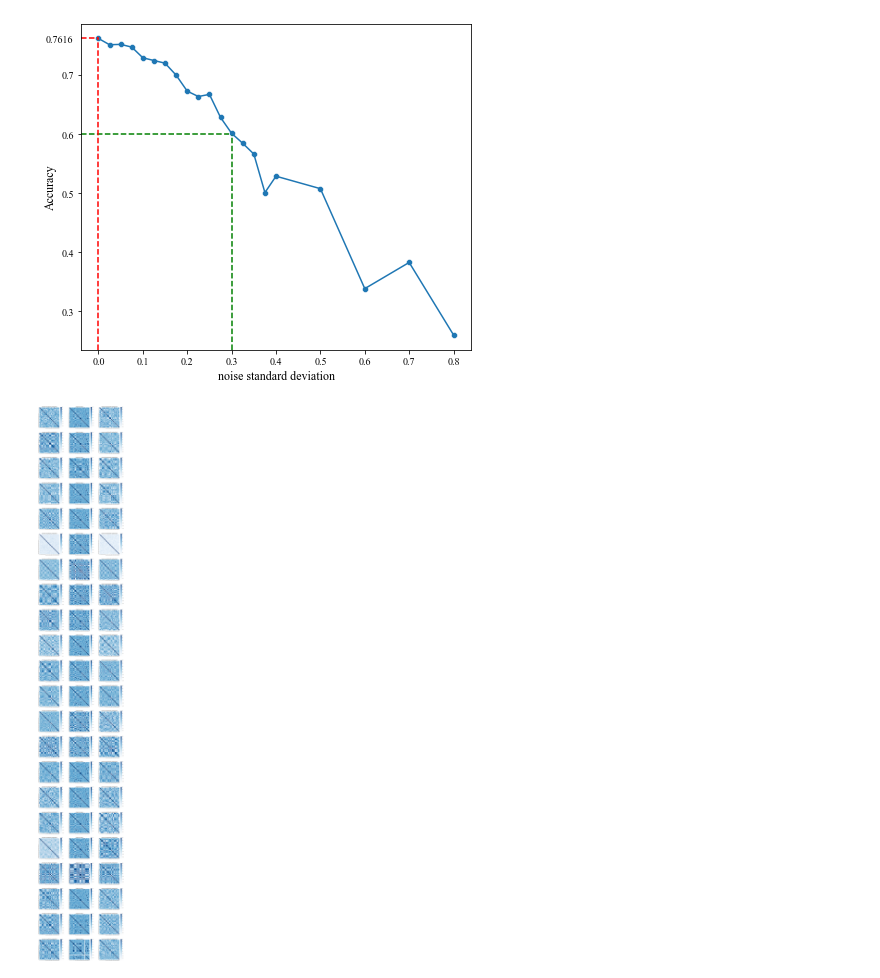
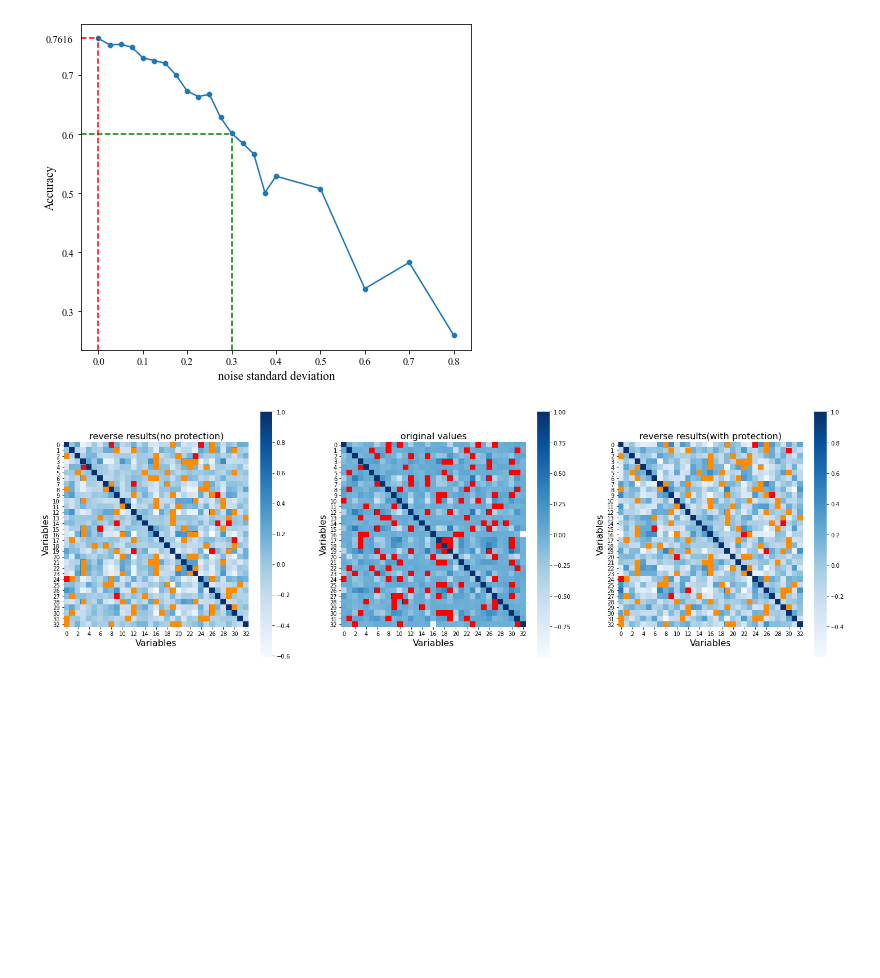
Before and after one commit to Lzl0318/dataLeakage-industrialFL, a Jupyter notebook: classify/results/mia/noise_classify_analyze.ipynb, the cells around one changed output. Cells and saved outputs as stored; diff of their text form; code cells hidden in the pictures; blank space fills up the shorter version.

```diff
--- a/classify/results/mia/noise_classify_analyze.ipynb
+++ b/classify/results/mia/noise_classify_analyze.ipynb
@@ -24,24 +26,68 @@ plt.savefig("./噪声对分类性能影响图.pdf", dpi=600, bbox_inches='tight'
 [figure]
 # %%
 # 比较mia攻击结果与original的相对关系
-plt.figure(figsize=(30, 200))
-for i in range(22):
+# 定义一个函数，输入是一个相关系数矩阵，常值n。输出相关系数矩阵中每一行最大的N个数的下标。
+def func(d, N):
+    index_num = d.shape[0]
+    output = np.zeros((index_num, N))
+    for i in range(index_num):
+        arr_max = heapq.nlargest(N, d[i, :])
+        for j in range(N):
+            output[i, j] = np.where(d[i, :]==arr_max[j])[0]
+    return output
+
+fig, ax = plt.subplots(1, 3, figsize=(25, 8))
+for i in range(9, 10):
     reverse_result = pd.read_csv("./reverse_result/600result_"+str(i)+".csv", index_col=0)
     d1 = reverse_result.corr()
+
     original = np.load(r"C:\Users\lzl_z\Desktop\python-workspace\论文\Data leakage and privacy protection in industrial federation learning\data\TE\classify\train_data.npy")[0+600*i:600+600*i, :]
     d2 = pd.DataFrame(index=range(600), columns=range(33), data=original).corr()
+
     reverse_result_protected = pd.read_csv("./reverse_result_protected/600result_"+str(i)+".csv", index_col=0)
     d3 = reverse_result_protected.corr()
-    plt.subplot(22, 3, 1+3*i)
-    sns.heatmap(d1,annot = False,vmax = 1,square = True,cmap = "Blues")
-    plt.title("reverse results(no protection)", fontsize=20)
-    plt.subplot(22, 3, 2+3*i)
-    sns.heatmap(d2,annot = False,vmax = 1,square = True,cmap = "Blues")
-    plt.title("original values", fontsize=20)
-    plt.subplot(22, 3, 3+3*i)
-    sns.heatmap(d3,annot = False,vmax = 1,square = True,cmap = "Blues")
-    plt.title("reverse results(with protection)", fontsize=20)
-plt.savefig("./相对值比较.pdf", dpi=300, bbox_inches='tight')
+
+    max_idx_arr1 = func(d1.values, 5)
+    max_idx_arr2 = func(d2.values, 5)
+    max_idx_arr3 = func(d3.values, 5)
+
+    #axesSub = sns.heatmap(d1,annot = False,vmax = 1,square = True,cmap = "Blues",ax=ax[i, 0])
+    axesSub = sns.heatmap(d1,annot = False,vmax = 1,square = True,cmap = "Blues",ax=ax[0])
+    for x in range(max_idx_arr1.shape[0]):
+        for y in range(1, max_idx_arr1.shape[1]):
+            if max_idx_arr1[x, y] == max_idx_arr2[x, y]:
+                rect = patches.Rectangle((max_idx_arr1[x,y], x), 1, 1, linewidth=2, edgecolor='none', facecolor='r', fill=True)
+            else:
+                rect = patches.Rectangle((max_idx_arr1[x,y], x), 1, 1, linewidth=2, edgecolor='none', facecolor='darkorange', fill=True)
+            axesSub.add_patch(rect)
+    axesSub.set_title("reverse results(no protection)", fontsize=16)
+    axesSub.set_xlabel("Variables", fontsize=16)
+    axesSub.set_ylabel("Variables", fontsize=16)
+
+    #axesSub = sns.heatmap(d2,annot = False,vmax = 1,square = True,cmap = "Blues",ax=ax[i, 1])
+    axesSub = sns.heatmap(d2,annot = False,vmax = 1,square = True,cmap = "Blues",ax=ax[1])
+    for x in range(max_idx_arr2.shape[0]):
+        for y in range(1, max_idx_arr2.shape[1]):
+            rect = patches.Rectangle((max_idx_arr2[x,y], x), 1, 1, linewidth=2, edgecolor='none', facecolor='r', fill=True)
+            axesSub.add_patch(rect)
+    axesSub.set_title("original values", fontsize=16)
+    axesSub.set_xlabel("Variables", fontsize=16)
+    axesSub.set_ylabel("Variables", fontsize=16)
+
+    #axesSub = sns.heatmap(d3,annot = False,vmax = 1,square = True,cmap = "Blues",ax=ax[i, 2])
+    axesSub = sns.heatmap(d3,annot = False,vmax = 1,square = True,cmap = "Blues",ax=ax[2])
+    for x in range(max_idx_arr3.shape[0]):
+        for y in range(1, max_idx_arr3.shape[1]):
+            if max_idx_arr3[x, y] == max_idx_arr2[x, y]:
+                rect = patches.Rectangle((max_idx_arr1[x,y], x), 1, 1, linewidth=2, edgecolor='none', facecolor='r', fill=True)
+            else:
+                rect = patches.Rectangle((max_idx_arr1[x,y], x), 1, 1, linewidth=2, edgecolor='none', facecolor='darkorange', fill=True)
+            axesSub.add_patch(rect)
+    axesSub.set_title("reverse results(with protection)", fontsize=16)
+    axesSub.set_xlabel("Variables", fontsize=16)
+    axesSub.set_ylabel("Variables", fontsize=16)
+
+plt.savefig("./相对值比较-5-9.pdf", dpi=200, bbox_inches='tight')
 plt.show()
 # %% [output]
-[figure, old version]
+[figure, new version]
```
Also changed, not shown: parts of 2 cells of this notebook, 7 other files.
